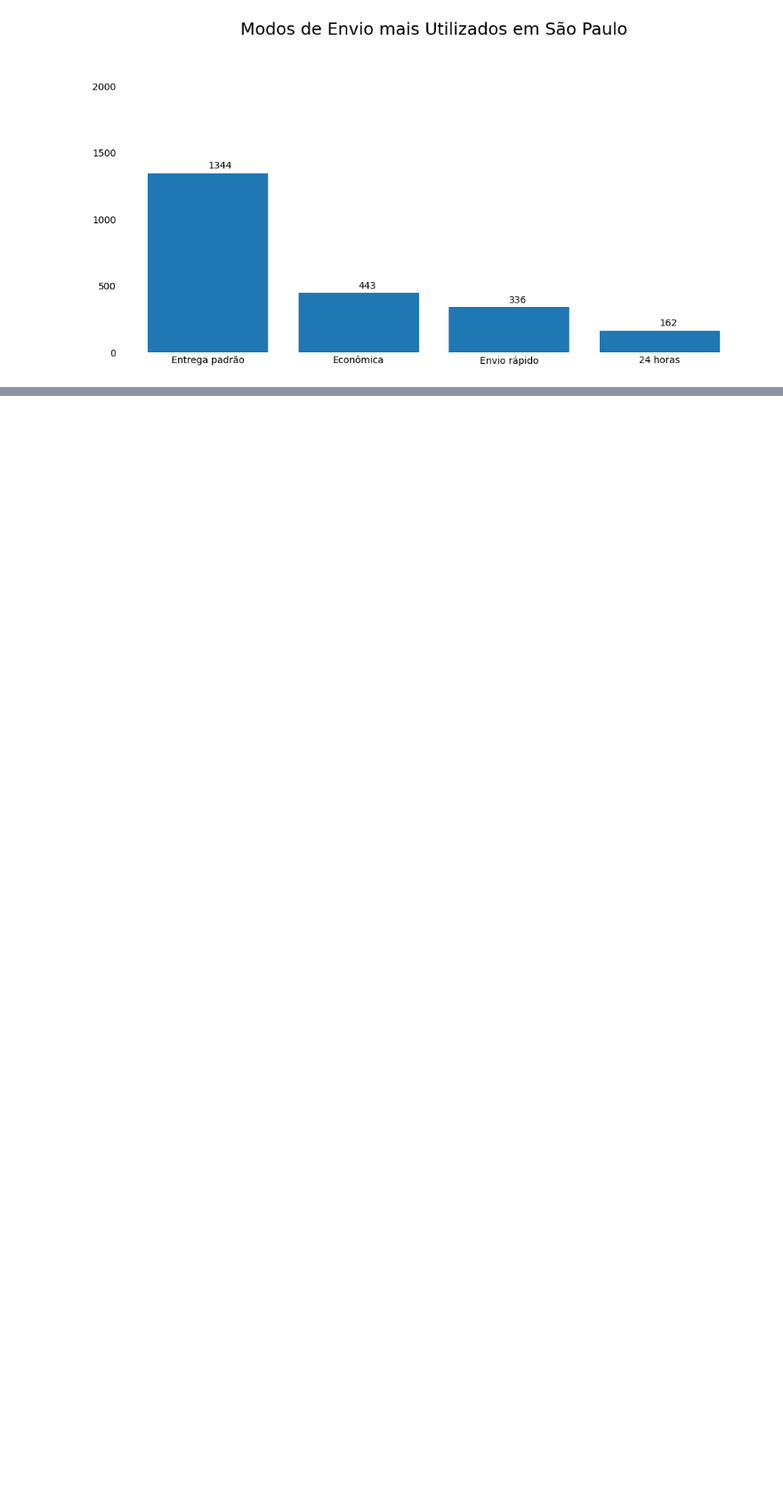
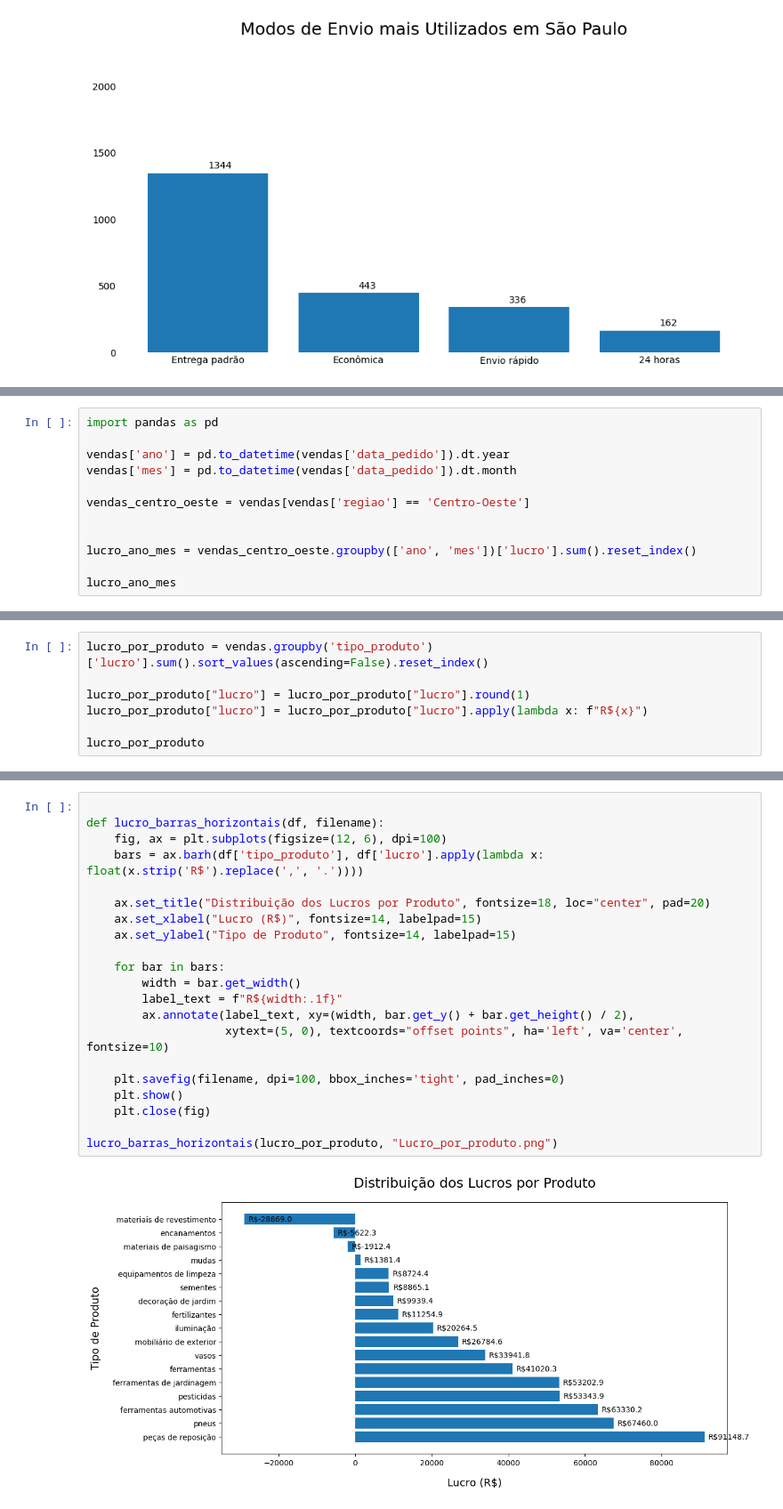
Before and after one commit to stephanyborzi/An-lise_de_dados_Vendas, a Jupyter notebook: exploracao.ipynb, the cells around one changed output, grey strips where cells are left out. Shown: that part at 89% size. Cells and saved outputs as stored; diff of their text form; blank space fills up the shorter version.

```diff
--- a/exploracao.ipynb
+++ b/exploracao.ipynb
@@ -151,0 +166,12 @@ modo_envio(envio_sp, "Modos_de_Envio_São_Paulo.png")
+# %%
+import pandas as pd
+
+vendas['ano'] = pd.to_datetime(vendas['data_pedido']).dt.year
+vendas['mes'] = pd.to_datetime(vendas['data_pedido']).dt.month
+
+vendas_centro_oeste = vendas[vendas['regiao'] == 'Centro-Oeste']
+
+
+lucro_ano_mes = vendas_centro_oeste.groupby(['ano', 'mes'])['lucro'].sum().reset_index()
+
+lucro_ano_mes
@@ -151,0 +217,7 @@ modo_envio(envio_sp, "Modos_de_Envio_São_Paulo.png")
+# %%
+lucro_por_produto = vendas.groupby('tipo_produto')['lucro'].sum().sort_values(ascending=False).reset_index()
+
+lucro_por_produto["lucro"] = lucro_por_produto["lucro"].round(1)
+lucro_por_produto["lucro"] = lucro_por_produto["lucro"].apply(lambda x: f"R${x}")
+
+lucro_por_produto
@@ -151,0 +245,23 @@ modo_envio(envio_sp, "Modos_de_Envio_São_Paulo.png")
+# %%
+
+def lucro_barras_horizontais(df, filename):
+    fig, ax = plt.subplots(figsize=(12, 6), dpi=100)
+    bars = ax.barh(df['tipo_produto'], df['lucro'].apply(lambda x: float(x.strip('R$').replace(',', '.'))))
+
+    ax.set_title("Distribuição dos Lucros por Produto", fontsize=18, loc="center", pad=20)
+    ax.set_xlabel("Lucro (R$)", fontsize=14, labelpad=15)
+    ax.set_ylabel("Tipo de Produto", fontsize=14, labelpad=15)
+
+    for bar in bars:
+        width = bar.get_width()
+        label_text = f"R${width:.1f}"
+        ax.annotate(label_text, xy=(width, bar.get_y() + bar.get_height() / 2),
+                    xytext=(5, 0), textcoords="offset points", ha='left', va='center', fontsize=10)
+
+    plt.savefig(filename, dpi=100, bbox_inches='tight', pad_inches=0)
+    plt.show()
+    plt.close(fig)
+
+lucro_barras_horizontais(lucro_por_produto, "Lucro_por_produto.png")
+# %% [output]
+[figure, added]
```
Also changed, not shown: parts of 16 cells of this notebook.
